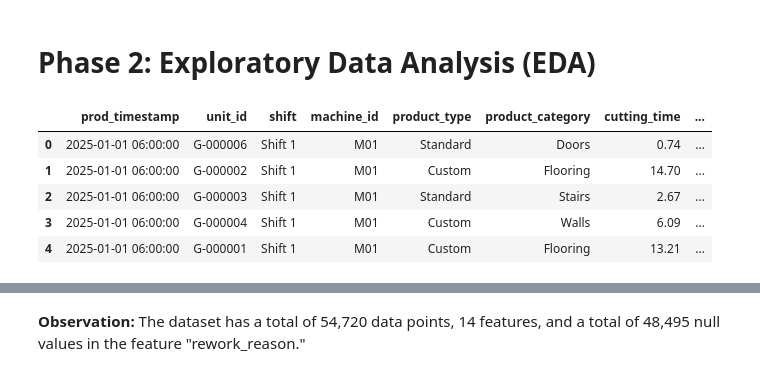
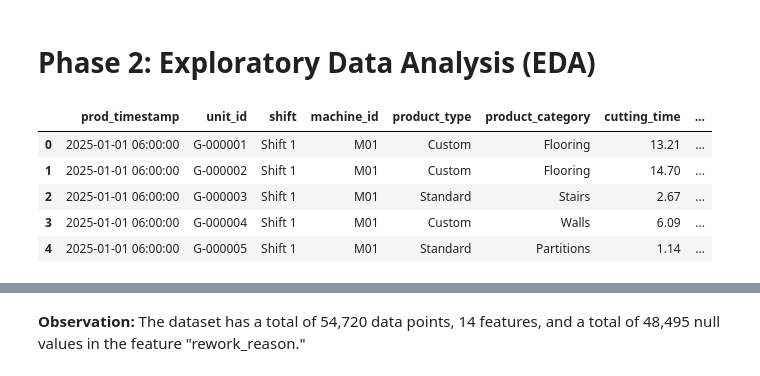
Before and after one commit to andrea-lopera/Production-Line-Intelligence-Rework-Risk-Modeling, a Jupyter notebook: notebooks/02_eda.ipynb, the cells around one changed output, grey strips where cells are left out. Cells and saved outputs as stored; diff of their text form; code cells hidden in the pictures.

```diff
--- a/notebooks/02_eda.ipynb
+++ b/notebooks/02_eda.ipynb
@@ -15,15 +15,15 @@ plt.rcParams['figure.figsize'] = (10, 6)
 plt.rcParams['font.size'] = 10
 # %%
 # Upload dataset
-data = pd.read_csv('/Users/AndreaLopera/Desktop/Data Science Portfolio/Production-Line-Intelligence-Dashboard-main/data/production_features.csv')
+data = pd.read_csv('/Users/AndreaLopera/Documents/GitHub/Production-Line-Intelligence-Rework-Risk-Modeling/data/production_with_qc.csv')
 data.head()
 # %% [output]
 |  | prod_timestamp | unit_id | shift | machine_id | product_type | product_category | cutting_time | ... |
-| 0 | 2025-01-01 06:00:00 | G-000006 | Shift 1 | M01 | Standard | Doors | 0.74 | ... |
+| 0 | 2025-01-01 06:00:00 | G-000001 | Shift 1 | M01 | Custom | Flooring | 13.21 | ... |
 | 1 | 2025-01-01 06:00:00 | G-000002 | Shift 1 | M01 | Custom | Flooring | 14.70 | ... |
 | 2 | 2025-01-01 06:00:00 | G-000003 | Shift 1 | M01 | Standard | Stairs | 2.67 | ... |
 | 3 | 2025-01-01 06:00:00 | G-000004 | Shift 1 | M01 | Custom | Walls | 6.09 | ... |
-| 4 | 2025-01-01 06:00:00 | G-000001 | Shift 1 | M01 | Custom | Flooring | 13.21 | ... |
+| 4 | 2025-01-01 06:00:00 | G-000005 | Shift 1 | M01 | Standard | Partitions | 1.14 | ... |
 # %%
 data.info()
 # %% [output]
```
Also changed, not shown: parts of 10 cells of this notebook, 1 other file.
